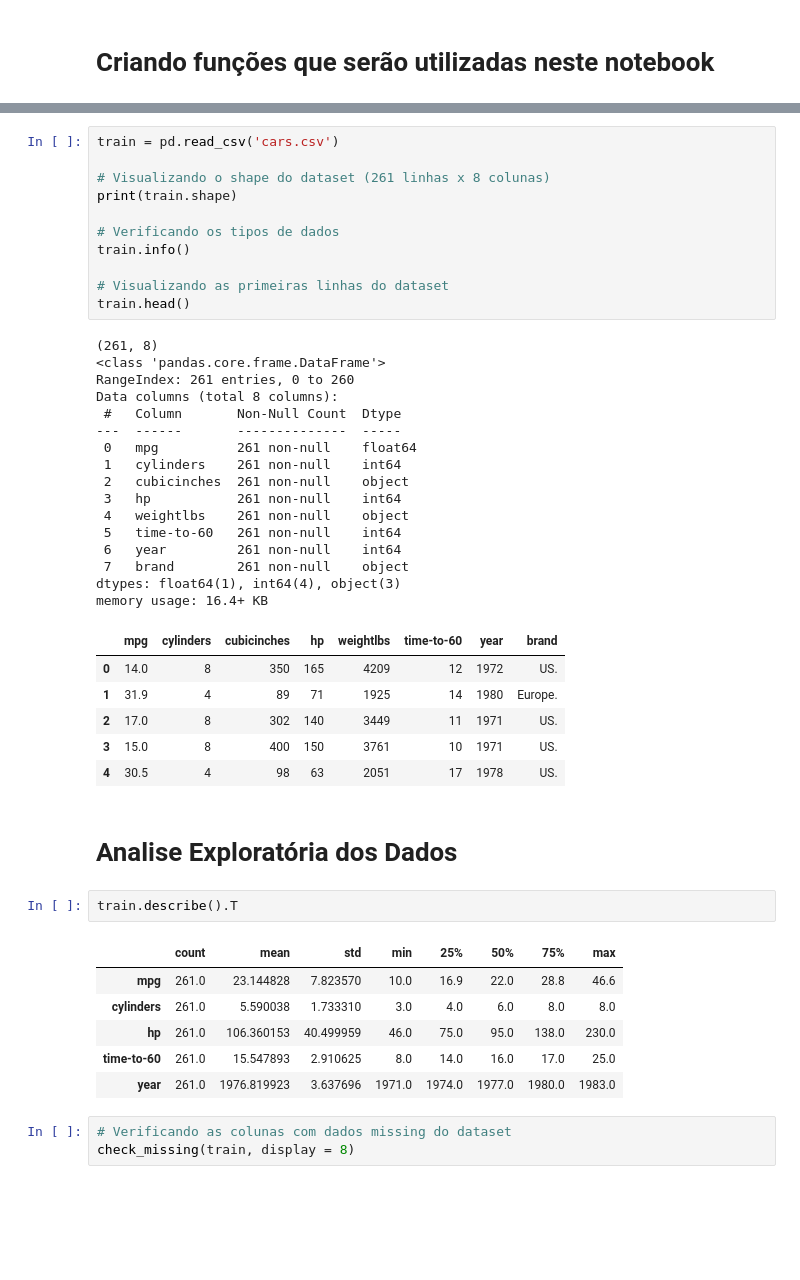
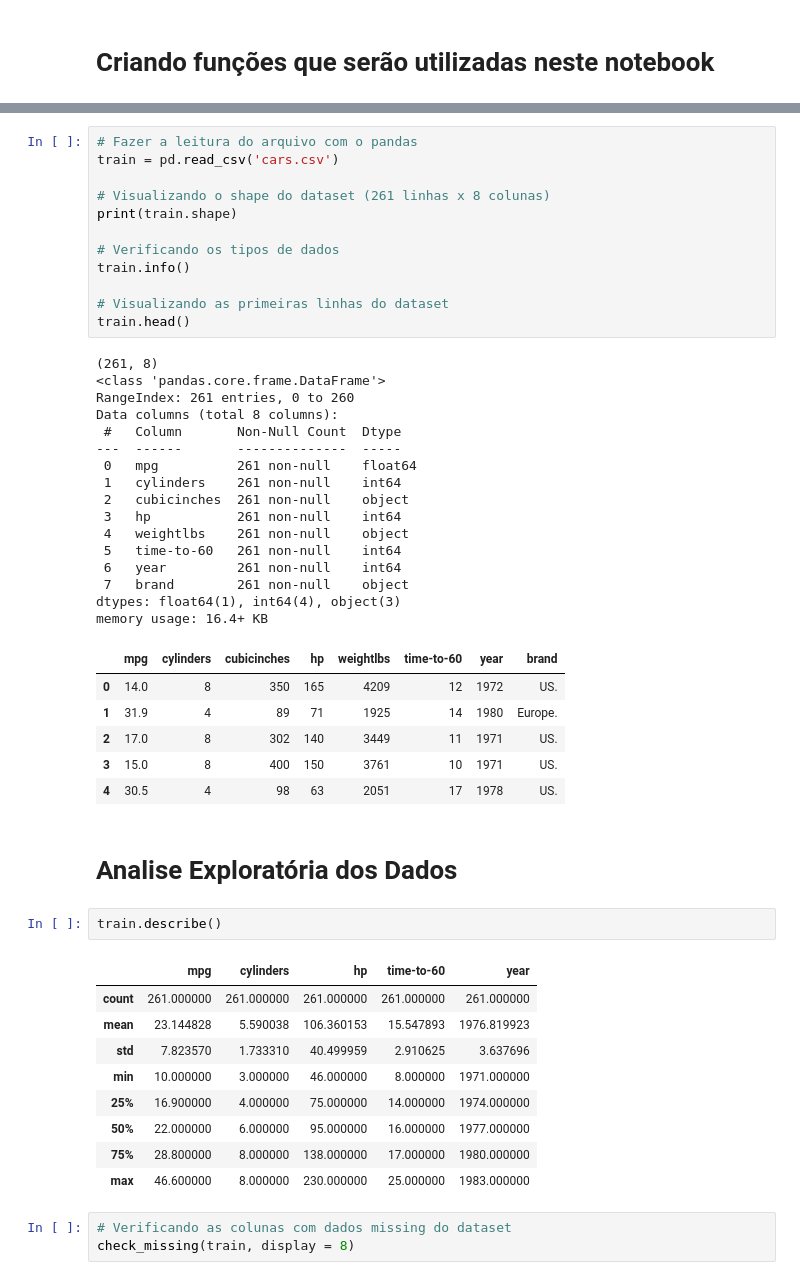
Before and after one commit to RodrigoLima82/bootcamp_igti_machine_learning, a Jupyter notebook: Modulo_05/desafio_final_cars.ipynb, the cells around one changed output, grey strips where cells are left out. Drawn from its saved outputs; the diff is of its cells as text; blank space fills up the shorter version.

```diff
--- a/Modulo_05/desafio_final_cars.ipynb
+++ b/Modulo_05/desafio_final_cars.ipynb
@@ -117,4 +155,5 @@ Saving cars.csv to cars (4).csv
 # %%
+# Fazer a leitura do arquivo com o pandas
 train = pd.read_csv('cars.csv')
 
 # Visualizando o shape do dataset (261 linhas x 8 colunas)
@@ -151,14 +190,17 @@ memory usage: 16.4+ KB
 # %% [markdown]
 # Analise Exploratória dos Dados
 # %%
-train.describe().T
+train.describe()
 # %% [output]
-|  | count | mean | std | min | 25% | 50% | 75% | max |
-| mpg | 261.0 | 23.144828 | 7.823570 | 10.0 | 16.9 | 22.0 | 28.8 | 46.6 |
-| cylinders | 261.0 | 5.590038 | 1.733310 | 3.0 | 4.0 | 6.0 | 8.0 | 8.0 |
-| hp | 261.0 | 106.360153 | 40.499959 | 46.0 | 75.0 | 95.0 | 138.0 | 230.0 |
-| time-to-60 | 261.0 | 15.547893 | 2.910625 | 8.0 | 14.0 | 16.0 | 17.0 | 25.0 |
-| year | 261.0 | 1976.819923 | 3.637696 | 1971.0 | 1974.0 | 1977.0 | 1980.0 | 1983.0 |
+|  | mpg | cylinders | hp | time-to-60 | year |
+| count | 261.000000 | 261.000000 | 261.000000 | 261.000000 | 261.000000 |
+| mean | 23.144828 | 5.590038 | 106.360153 | 15.547893 | 1976.819923 |
+| std | 7.823570 | 1.733310 | 40.499959 | 2.910625 | 3.637696 |
+| min | 10.000000 | 3.000000 | 46.000000 | 8.000000 | 1971.000000 |
+| 25% | 16.900000 | 4.000000 | 75.000000 | 14.000000 | 1974.000000 |
+| 50% | 22.000000 | 6.000000 | 95.000000 | 16.000000 | 1977.000000 |
+| 75% | 28.800000 | 8.000000 | 138.000000 | 17.000000 | 1980.000000 |
+| max | 46.600000 | 8.000000 | 230.000000 | 25.000000 | 1983.000000 |
 # %%
 # Verificando as colunas com dados missing do dataset
 check_missing(train, display = 8)
```
Also changed, not shown: parts of 15 cells of this notebook.
